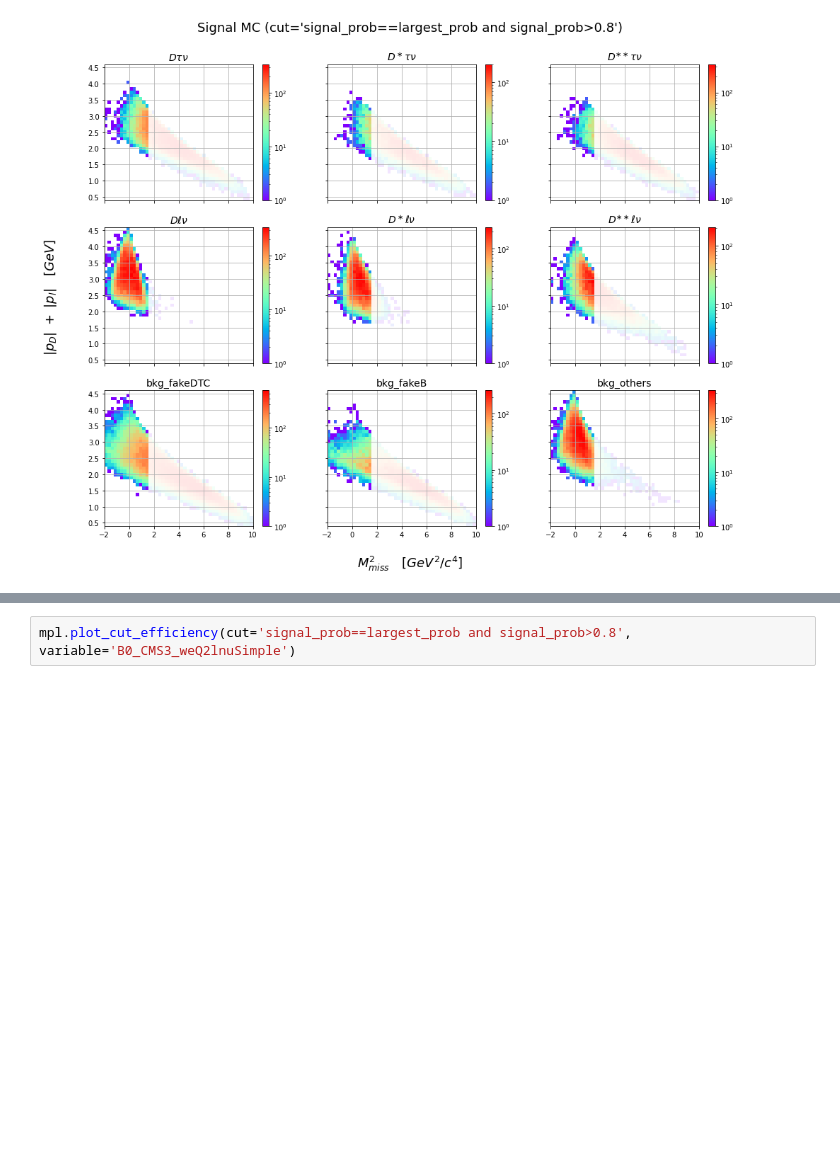
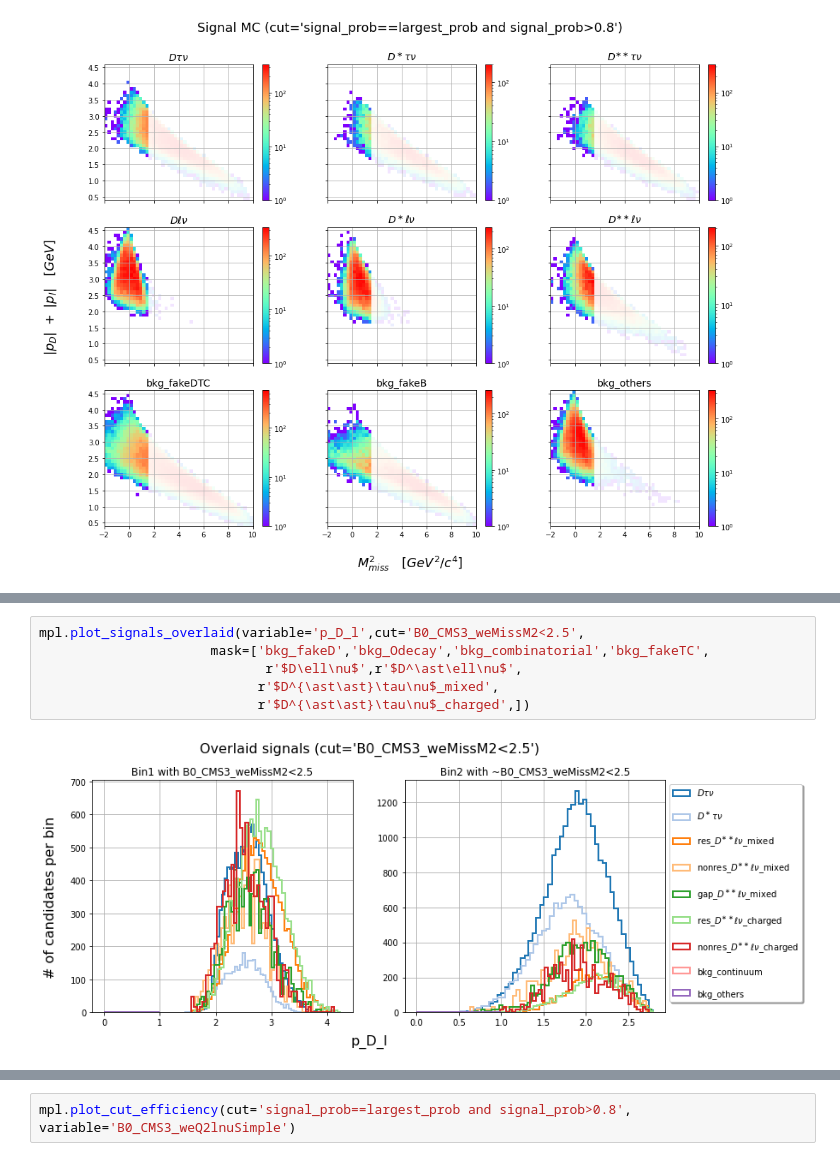
Before and after one commit to zjkjsd/inclusive_R_D, a Jupyter notebook: Notebooks/2_PlotNtuple_e.ipynb, the cells around one changed output, grey strips where cells are left out. Drawn from its saved outputs; the diff is of its cells as text; blank space fills up the shorter version.

```diff
--- a/Notebooks/2_PlotNtuple_e.ipynb
+++ b/Notebooks/2_PlotNtuple_e.ipynb
@@ -292,0 +267,8 @@ mpl.plot_all_overlaid(variable='B0_CMS3_weMissM2',cut=None,
+# %%
+mpl.plot_signals_overlaid(variable='p_D_l',cut='B0_CMS3_weMissM2<2.5',
+                      mask=['bkg_fakeD','bkg_Odecay','bkg_combinatorial','bkg_fakeTC',
+                             r'$D\ell\nu$',r'$D^\ast\ell\nu$',
+                            r'$D^{\ast\ast}\tau\nu$_mixed',
+                            r'$D^{\ast\ast}\tau\nu$_charged',])
+# %% [output]
+[figure, added]
```
Also changed, not shown: parts of 16 cells of this notebook, 4 other files.
